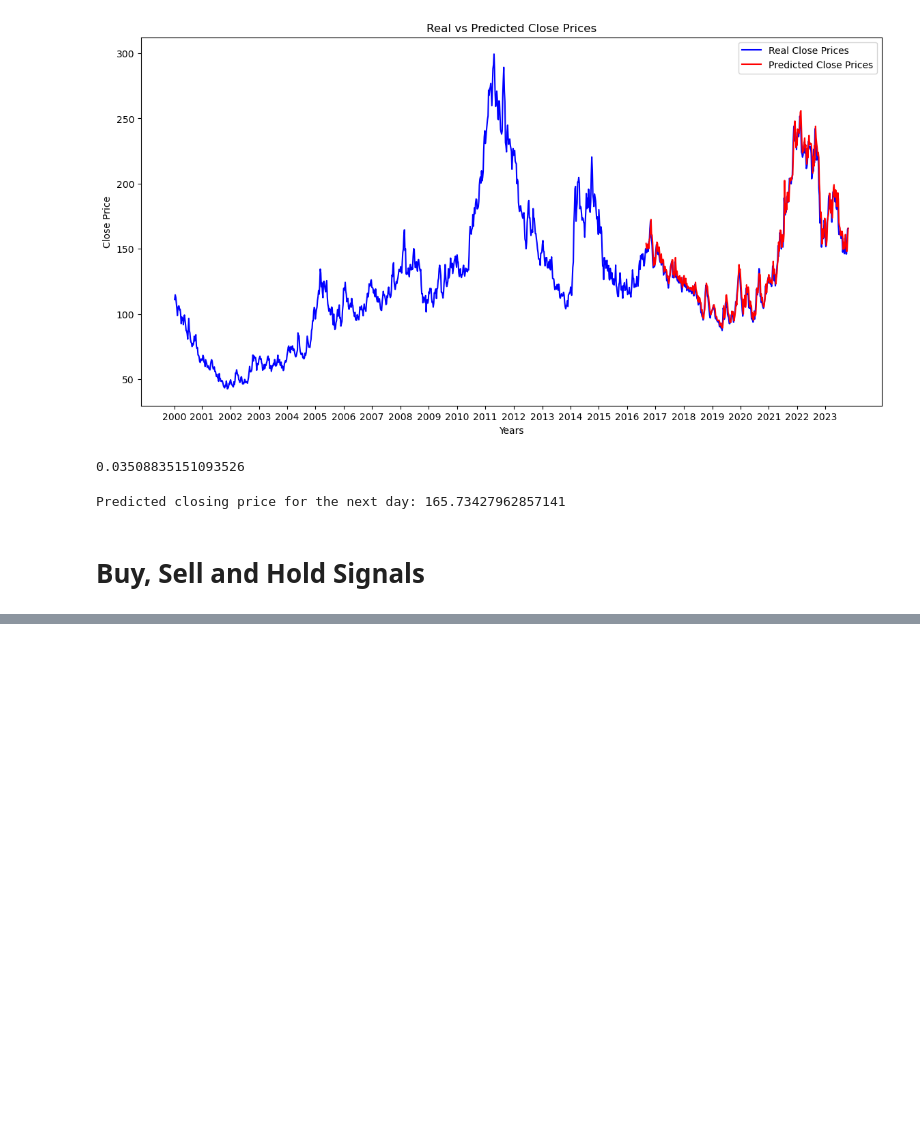
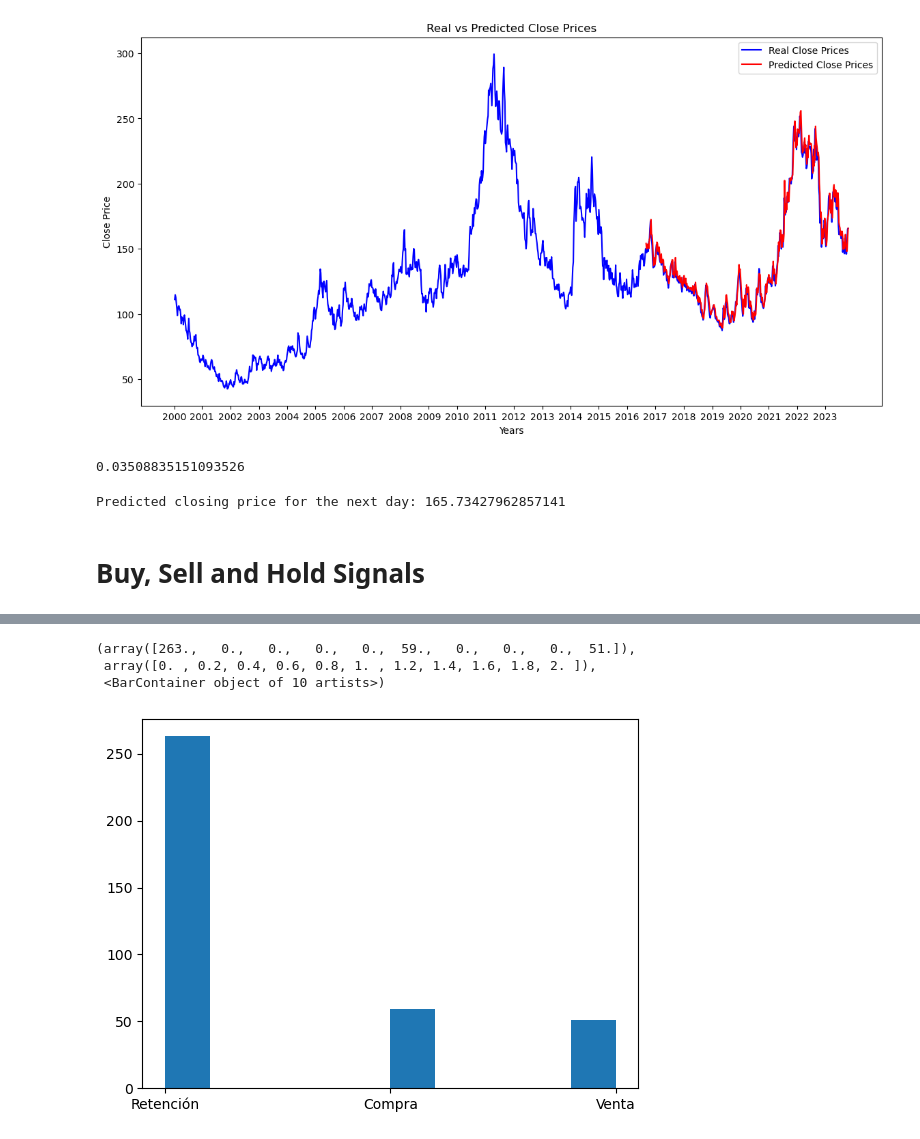
Before and after one commit to kevinalexis1/Chaos-Coders, a Jupyter notebook: HMC_coffe_ary.ipynb, the cells around one changed output, grey strips where cells are left out. Cells and saved outputs as stored; diff of their text form; code cells hidden in the pictures; blank space fills up the shorter version.

```diff
--- a/HMC_coffe_ary.ipynb
+++ b/HMC_coffe_ary.ipynb
@@ -294,0 +318,7 @@ data_change.head(100)
+# %%
+plt.hist(data_change['Signal'])
+# %% [output]
+(array([263.,   0.,   0.,   0.,   0.,  59.,   0.,   0.,   0.,  51.]),
+ array([0. , 0.2, 0.4, 0.6, 0.8, 1. , 1.2, 1.4, 1.6, 1.8, 2. ]),
+ <BarContainer object of 10 artists>)
+[figure, added]
```
Also changed, not shown: parts of 10 cells of this notebook, 3 other files.
